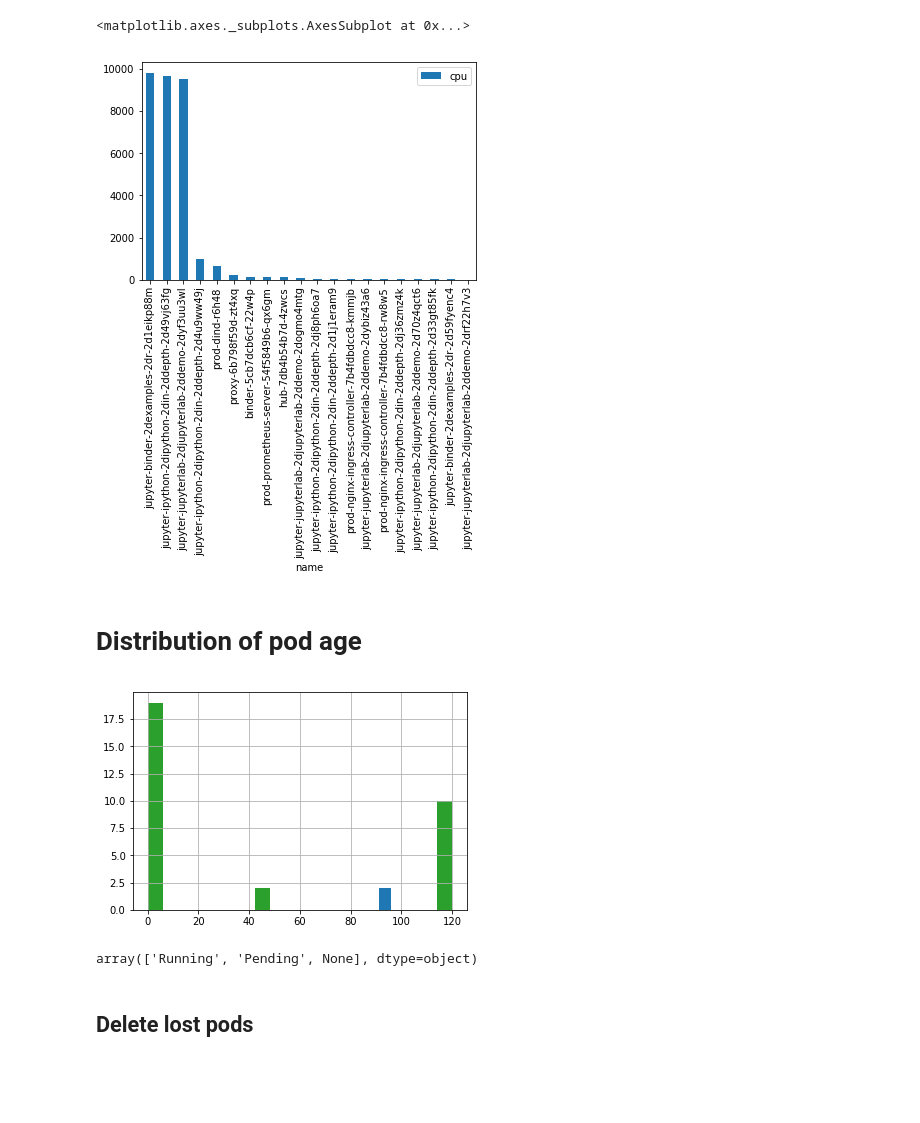
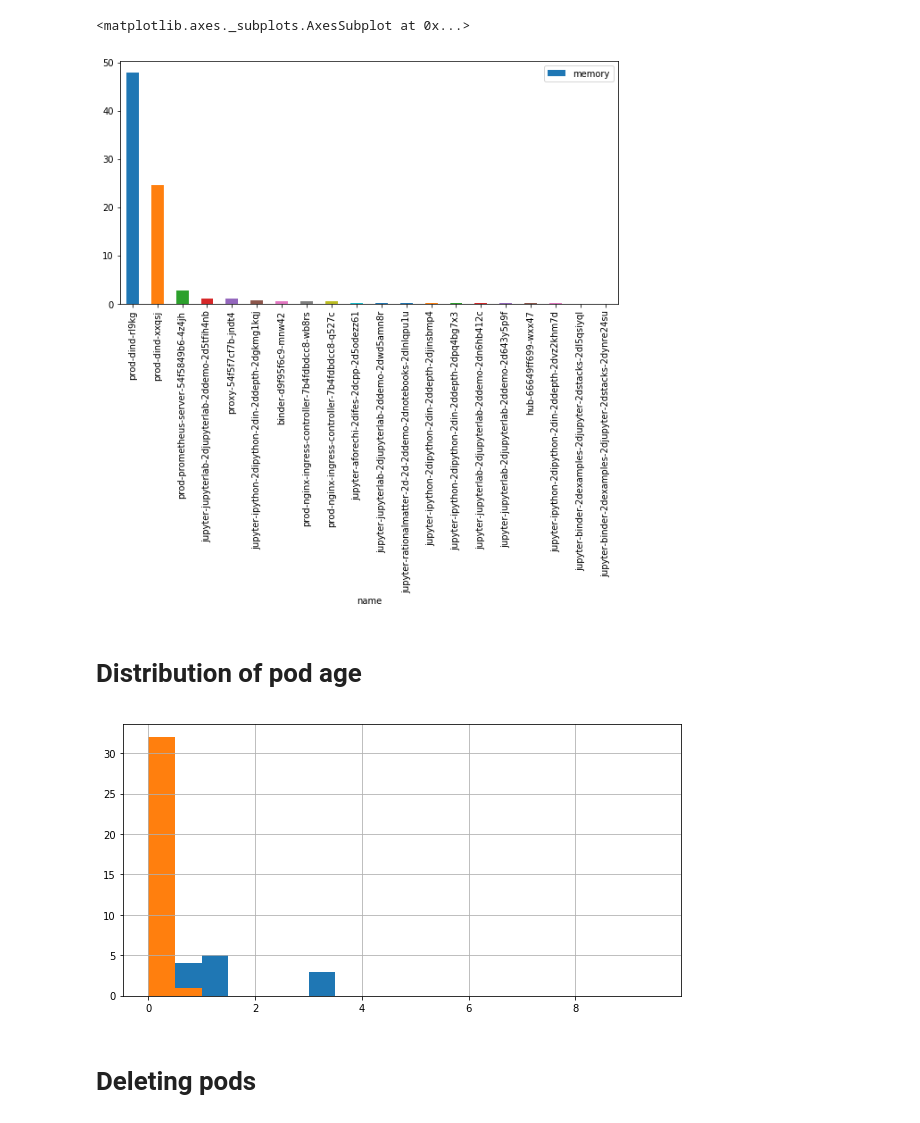
Before and after one commit to jupyterhub/mybinder-tools, a Jupyter notebook: demo.ipynb, the cells around one changed output. Drawn from its saved outputs; the diff is of its cells as text; code cells hidden in the pictures; blank space fills up the shorter version.

```diff
--- a/demo.ipynb
+++ b/demo.ipynb
@@ -9,4 +9,13 @@ import numpy as np
 # Grab all pods + pod resources information, merge into one df
 df_top = top('pod')
 df_get = get_all('pod')
-df = pd.merge(df_top, df_get, on='name')
+df = pd.merge(df_top, df_get, on='name', how='outer')
+
+# Convert age to hours and sort
+df['age'] /= 60.0
+df = df.sort_values(['age', 'cpu'], ascending=False)
+
+# Determine if this is a user/prod/etc pod
+df['kind'] = df['name'].map(lambda a: a.split('-')[0])
+
+df['restarts'] = pd.to_numeric(df['restarts'])
@@ -30,19 +82,15 @@ array([u'gke-prod-a-ssd-pool-32-134a959a-z2hg',
 # %%
-df.sort_values('cpu', ascending=False).head(20).plot.bar(x='name', y='cpu')
+df.sort_values('memory', ascending=False).head(20).plot.bar(x='name', y='memory', figsize=(10, 5))
 # %% [output]
 <matplotlib.axes._subplots.AxesSubplot at 0x...>
-[figure, old version]
+[figure, new version]
 # %% [markdown]
 # Distribution of pod age
 # %%
 fig, ax = plt.subplots()
 for node, vals in df.groupby('node'):
-    vals['age'].hist(bins=20, ax=ax)
+    vals.query('age < 10')['age'].hist(bins=np.arange(0, 10, .5), ax=ax, figsize=(10, 5))
 # %% [output]
-[figure, old version]
+[figure, new version]
-# %%
-df['status'].unique()
-# %% [output]
-array(['Running', 'Pending', None], dtype=object)
 # %% [markdown]
-## Delete lost pods
+# Deleting pods
```
Also changed, not shown: parts of 13 cells of this notebook, 1 other file.
